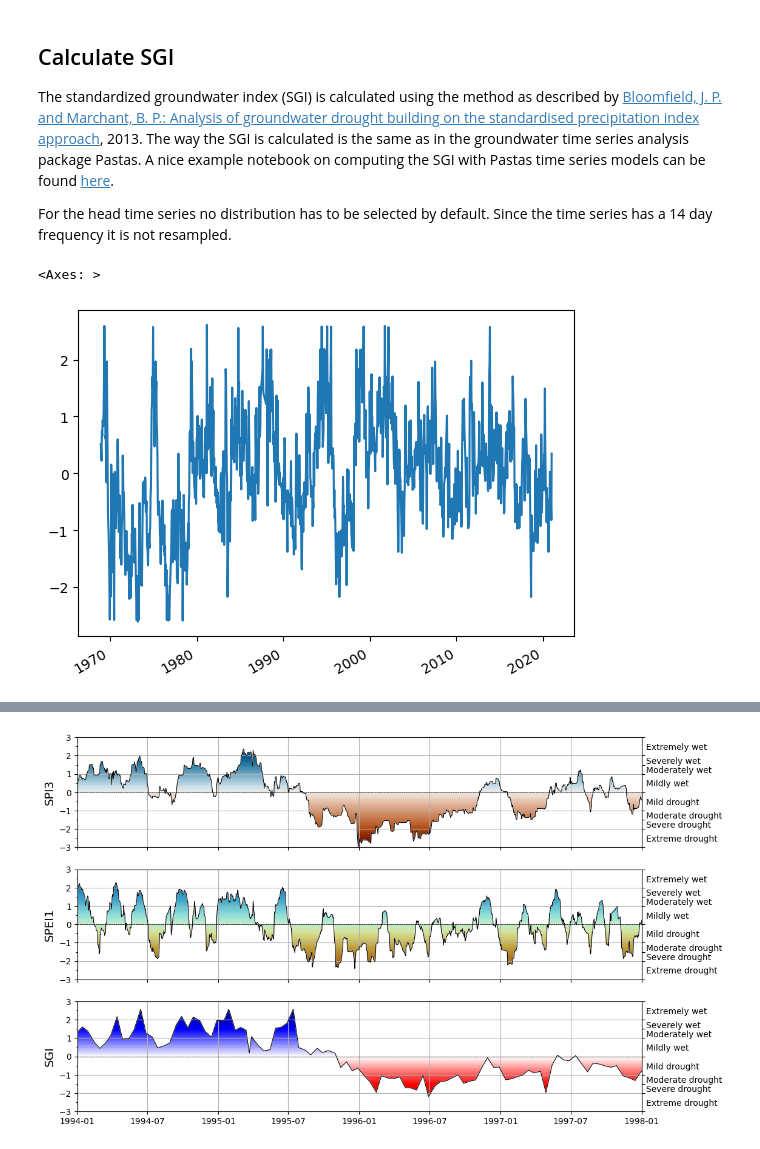
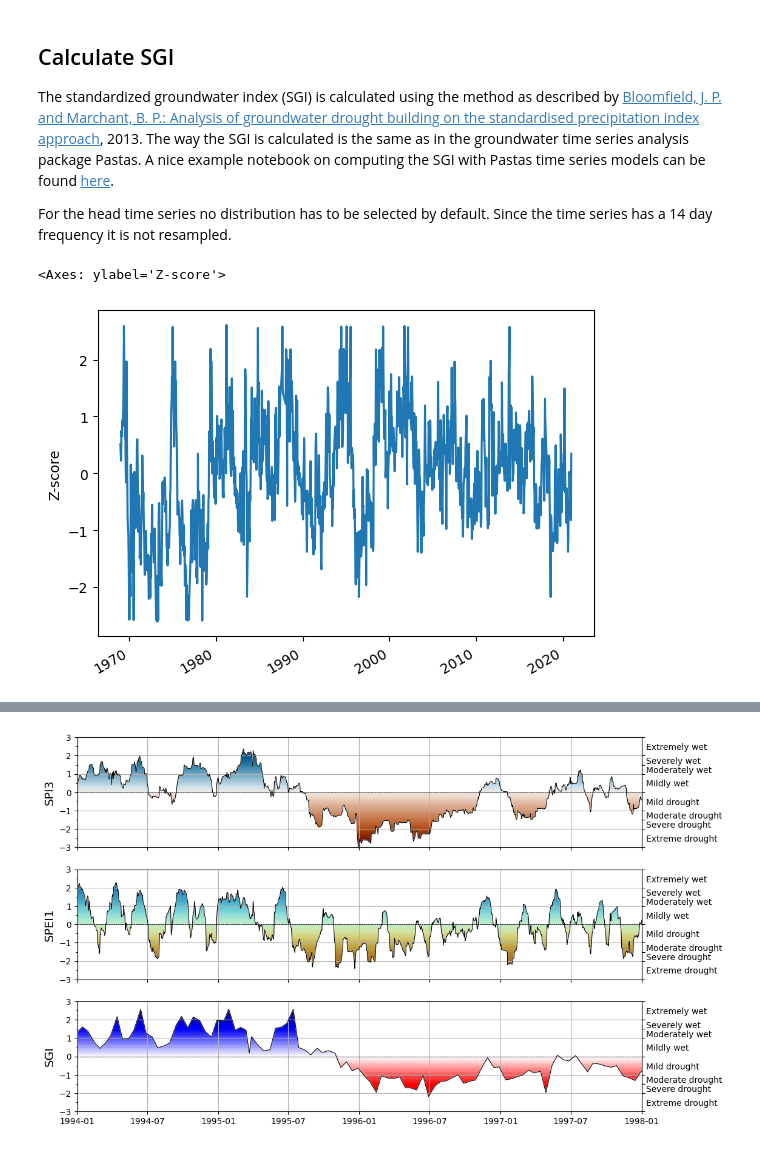
Before and after one commit to martinvonk/SPEI, a Jupyter notebook: doc/examples/example01_indices.ipynb, the cells around one changed output, grey strips where cells are left out. Saved outputs shown, nothing was run; the diff lists cells and outputs as text; code cells hidden in the pictures.

```diff
--- a/doc/examples/example01_indices.ipynb
+++ b/doc/examples/example01_indices.ipynb
@@ -141,10 +142,10 @@ The standardized groundwater index (SGI) is calculated using the method as descr
 For the head time series no distribution has to be selected by default. Since the time series has a 14 day frequency it is not resampled.
 # %%
 sgi = si.sgi(head, fit_freq="ME")
-sgi.plot()
+sgi.plot(ylabel="Z-score")
 # %% [output]
-<Axes: >
+<Axes: ylabel='Z-score'>
-[figure, old version]
+[figure, new version]
 # %% [markdown]
 ## Visualize indices
 
```
Also changed, not shown: parts of 3 cells of this notebook, 1 other file.
